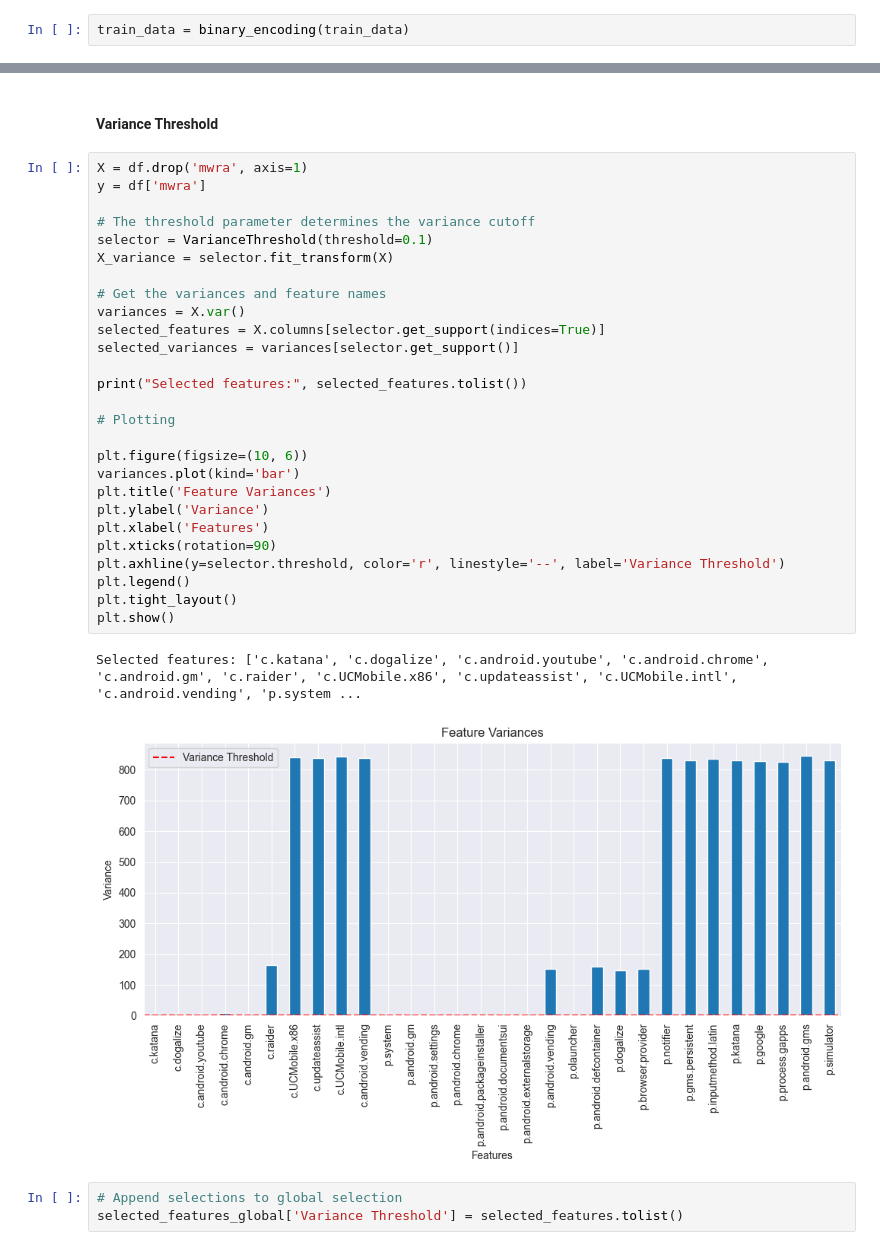
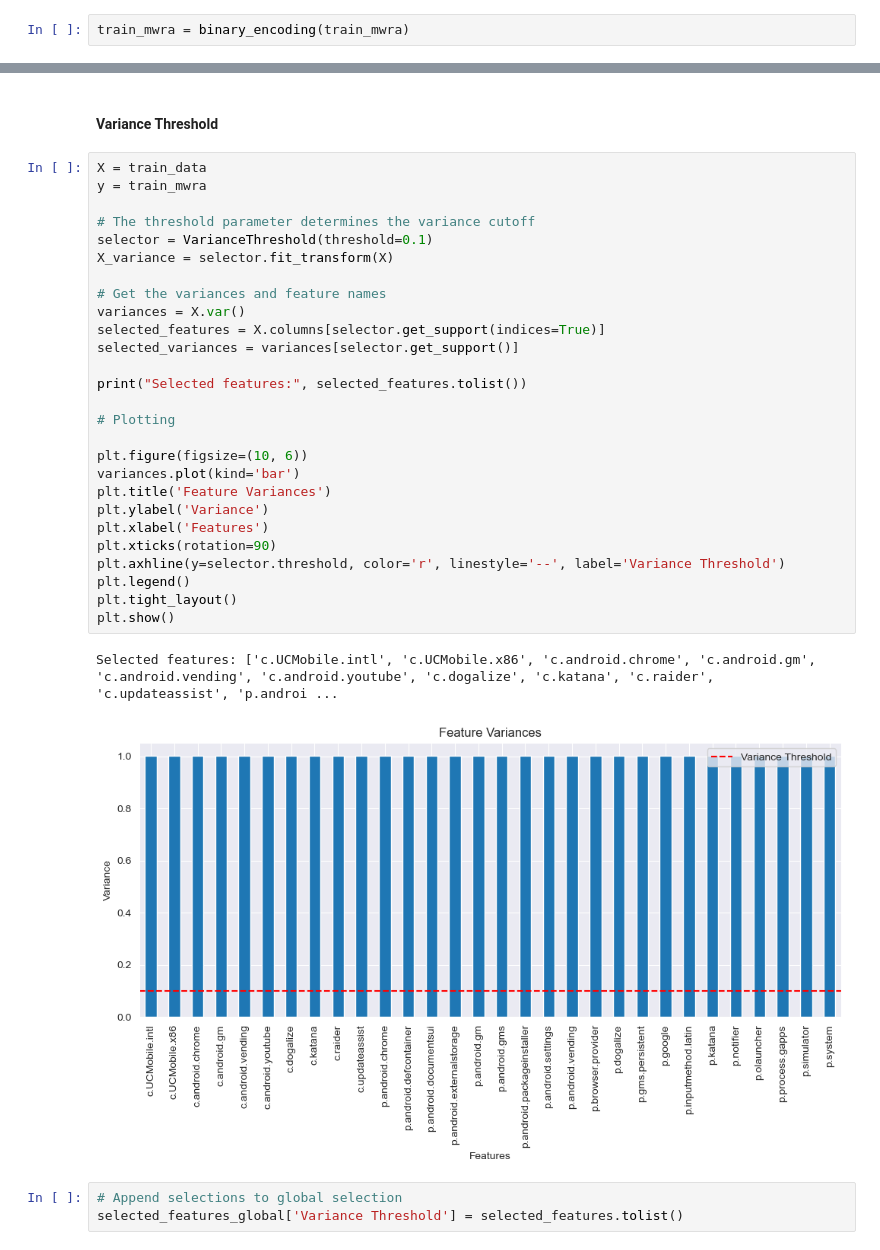
Before and after one commit to justAnArthur/iau-quest, a Jupyter notebook: 02.ipynb, the cells around one changed output, grey strips where cells are left out. Saved outputs shown, nothing was run; the diff lists cells and outputs as text.

Commit message:
feat: use train_data and train_mwra in feature selection

```diff
--- a/02.ipynb
+++ b/02.ipynb
@@ -298,5 +283,5 @@ def binary_encoding(df_b):
 # %%
-train_data = binary_encoding(train_data)
+train_mwra = binary_encoding(train_mwra)
 # %% [markdown]
 #### 2.1 C
 # %% [markdown]
@@ -475,35 +439,35 @@ selected_features_global = {}
 # %% [markdown]
 #### Variance Threshold
 # %%
-X = df.drop('mwra', axis=1)
-y = df['mwra']
+X = train_data
+y = train_mwra
 
 # The threshold parameter determines the variance cutoff
 selector = VarianceThreshold(threshold=0.1)
 X_variance = selector.fit_transform(X)
 
 # Get the variances and feature names
 variances = X.var()
 selected_features = X.columns[selector.get_support(indices=True)]
 selected_variances = variances[selector.get_support()]
 
 print("Selected features:", selected_features.tolist())
 
 # Plotting
 
 plt.figure(figsize=(10, 6))
 variances.plot(kind='bar')
 plt.title('Feature Variances')
 plt.ylabel('Variance')
 plt.xlabel('Features')
 plt.xticks(rotation=90)
 plt.axhline(y=selector.threshold, color='r', linestyle='--', label='Variance Threshold')
 plt.legend()
 plt.tight_layout()
 plt.show()
 # %% [output]
-Selected features: ['c.katana', 'c.dogalize', 'c.android.youtube', 'c.android.chrome', 'c.android.gm', 'c.raider', 'c.UCMobile.x86', 'c.updateassist', 'c.UCMobile.intl', 'c.android.vending', 'p.system ...
+Selected features: ['c.UCMobile.intl', 'c.UCMobile.x86', 'c.android.chrome', 'c.android.gm', 'c.android.vending', 'c.android.youtube', 'c.dogalize', 'c.katana', 'c.raider', 'c.updateassist', 'p.androi ...
-[figure, old version]
+[figure, new version]
 # %%
 # Append selections to global selection
 selected_features_global['Variance Threshold'] = selected_features.tolist()
```
Also changed, not shown: parts of 17 cells of this notebook.
